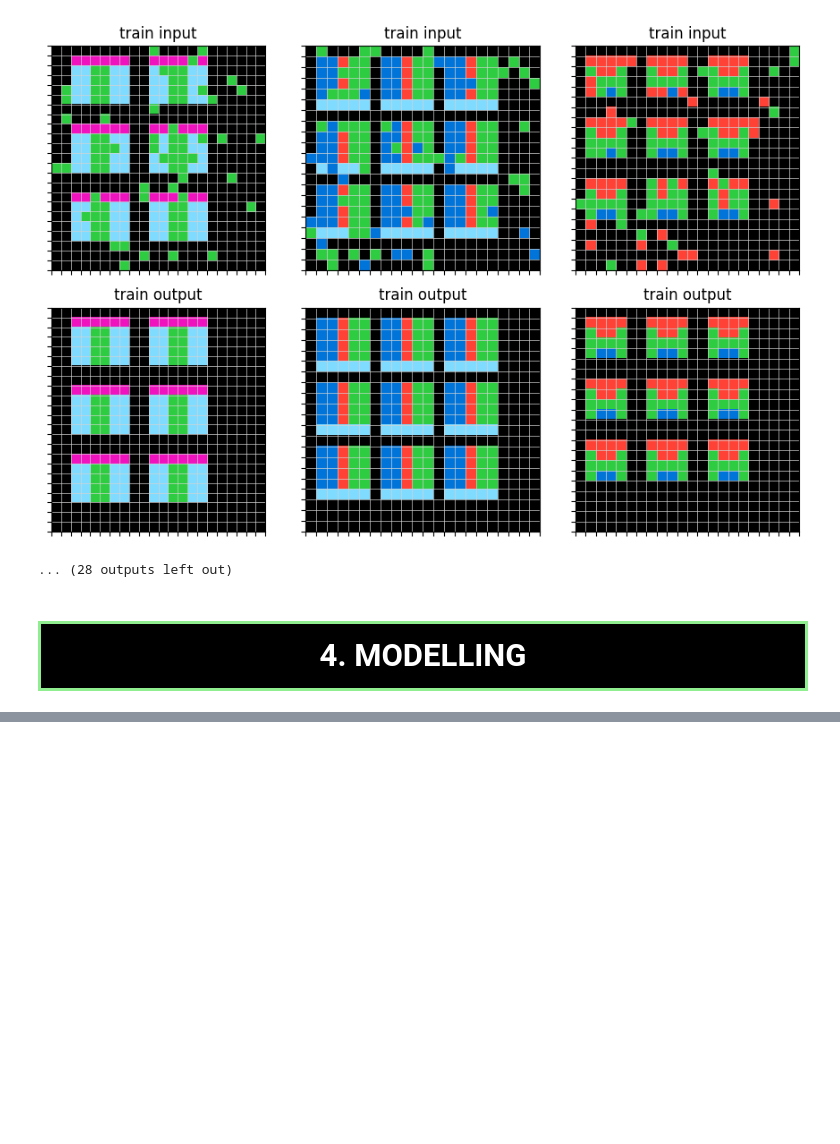
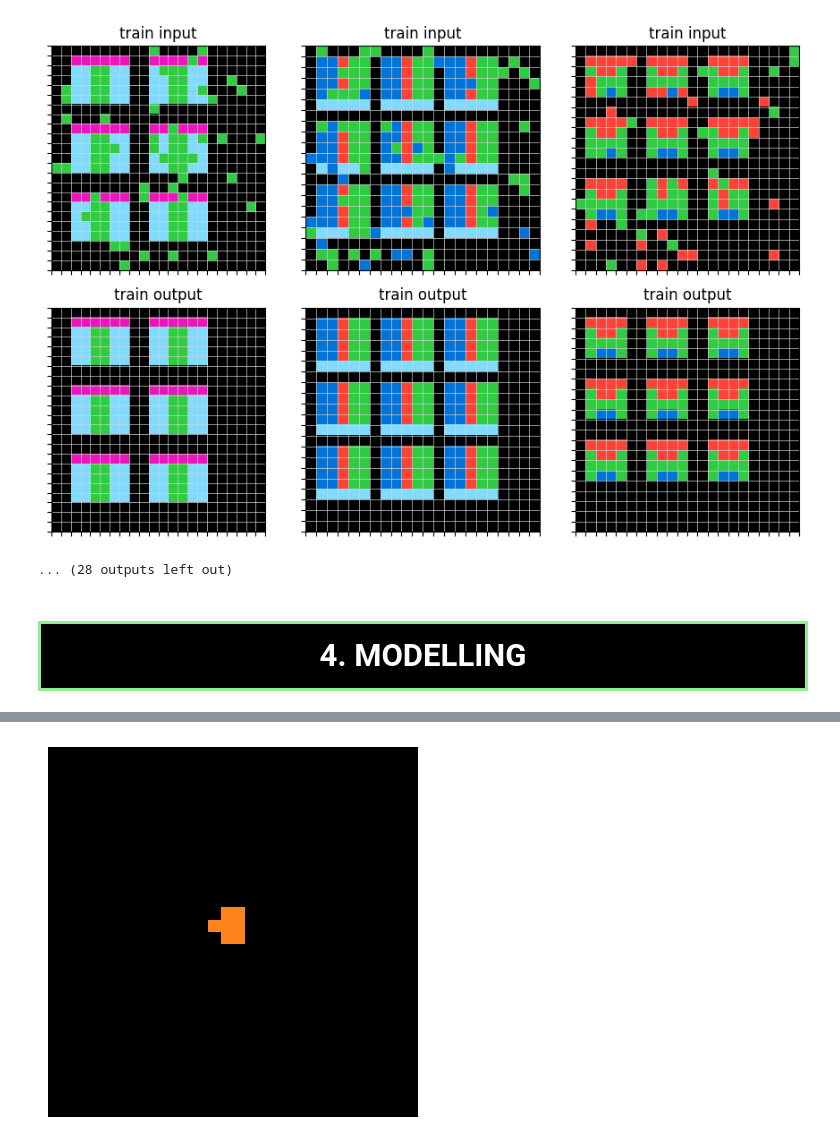
Before and after one commit to Korck-lab/labs, a Jupyter notebook: ARC-2024-Korck.ipynb, the cells around one changed output, grey strips where cells are left out. Cells and saved outputs as stored; diff of their text form; code cells hidden in the pictures; blank space fills up the shorter version.

```diff
--- a/ARC-2024-Korck.ipynb
+++ b/ARC-2024-Korck.ipynb
@@ -288,0 +653,19 @@ As soon as)
+# %%
+# Load the dataset with size information
+def load_dataset_with_sizes(filename):
+    with open(filename, 'rb') as f:
+        dataset = pickle.load(f)
+    return dataset
+
+# Example usage
+dataset = load_dataset_with_sizes('processed_dataset_with_sizes.pkl')
+train_input_rgb = dataset['train_input_rgb']
+train_output_rgb = dataset['train_output_rgb']
+input_sizes = dataset['input_sizes']
+output_sizes = dataset['output_sizes']
+labels = dataset['labels']
+
+# Display the first example
+display_with_matplotlib(train_input_rgb[0])
+# %% [output]
+[figure, added]
```
Also changed, not shown: parts of 18 cells of this notebook.
